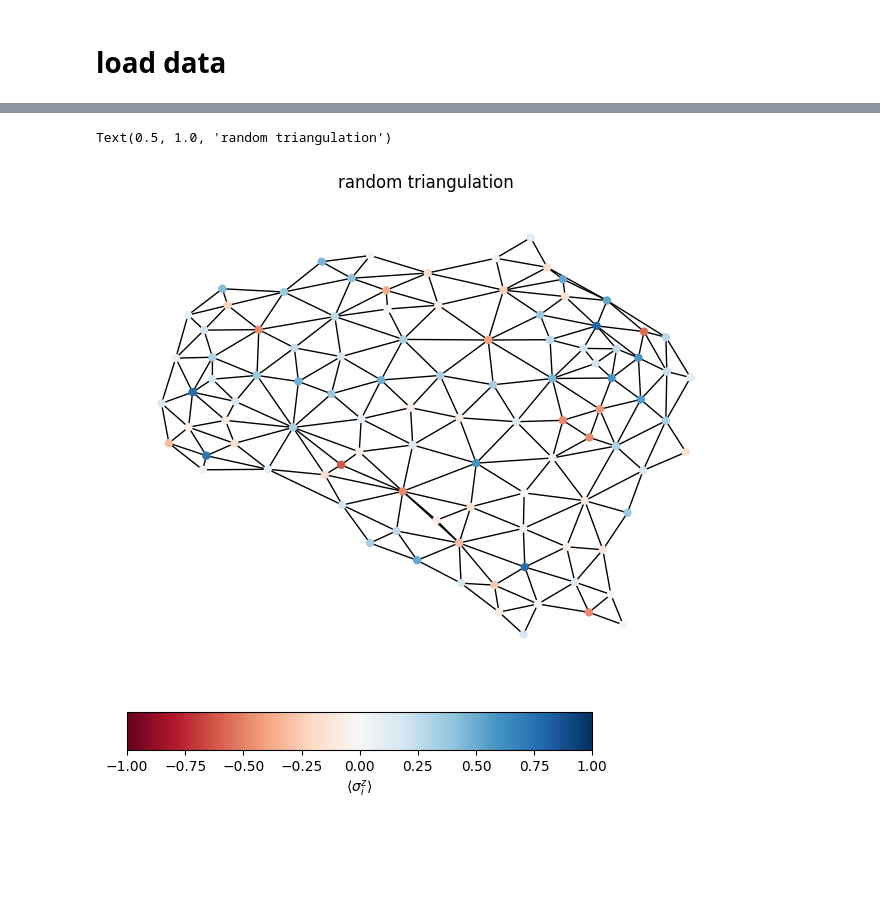
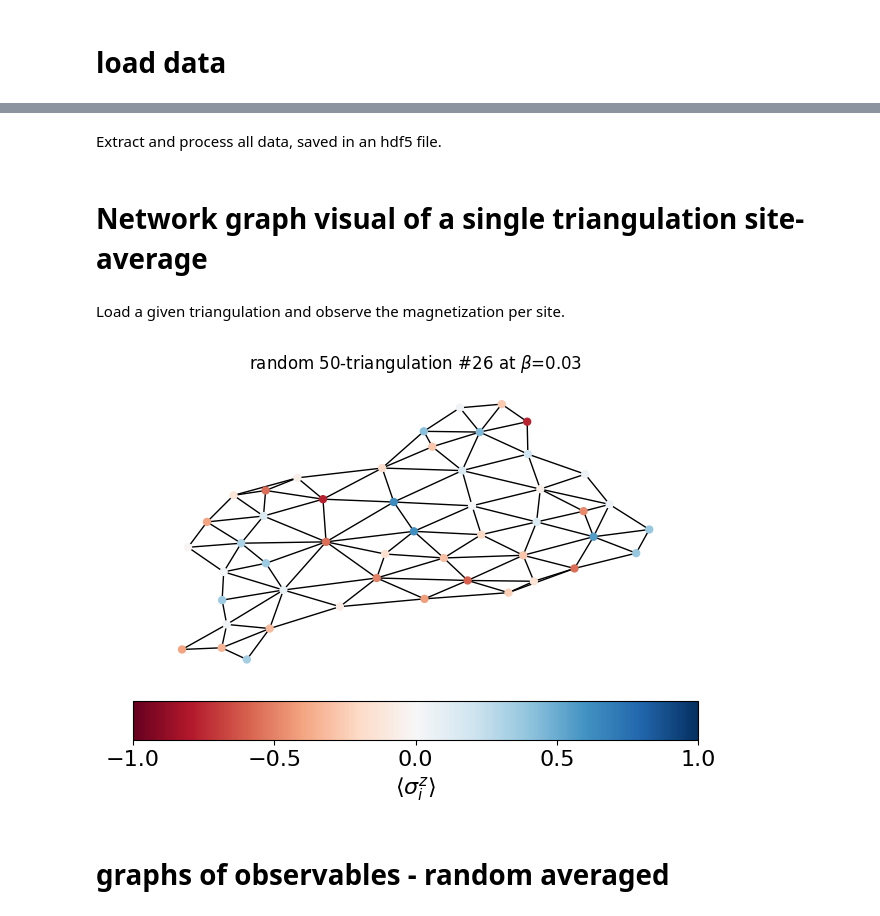
Before and after one commit to vdrouint/random-triangulations, a Jupyter notebook: data_analysis.ipynb, the cells around one changed output, grey strips where cells are left out. Drawn from its saved outputs; the diff is of its cells as text; code cells hidden in the pictures; blank space fills up the shorter version.

```diff
--- a/data_analysis.ipynb
+++ b/data_analysis.ipynb
@@ -67,9 +65,9 @@ data_extract = np.load('./data/raw/Npts={:.0f}/beta={}/forward_anneal_sol_{:.0f}
 # %%
-def magnetization_per_sample(resps, embedding, variables):
+def magnetization_per_sample(Npts, resps, embedding, variables):
     mags = []
     # broken = []
     num_broken = []
-    mags_per_site = np.zeros(len(embedding))
+    mags_per_site = np.zeros(Npts)
     for k in range(len(resps)):
         ind_mag = 0
         ind_broken = 0
@@ -137,0 +158,2 @@ avg ene : 0.1199245283018868
+# %% [markdown]
+Extract and process all data, saved in an hdf5 file.
@@ -138,36 +214,54 @@ avg ene : 0.1199245283018868
+# %% [markdown]
+# Network graph visual of a single triangulation site-average
+# %% [markdown]
+Load a given triangulation and observe the magnetization per site.
 # %%
+Npts = 50
+beta = 0.03
+rep = 26
+data_extract = np.load('./data/raw/Npts={:.0f}/beta={}/forward_anneal_sol_{:.0f}.npz'.format(Npts, beta, rep), allow_pickle=True)
+
+save_embedding = data_extract['embedding'][()]
+variab = data_extract['variables']
+resps_total = data_extract['resp']
+mags, numbroken, mags_per_site = magnetization_per_sample(Npts, resps_total, save_embedding, variab)
+
 # spring layout for easier visual
 plot_graph = nx.Graph()
 plot_graph.add_edges_from(data_extract['triangulation_edges'])
 plot_graph.add_nodes_from(data_extract['triangulation_nodes'])
 
+
+f, (a0, a1) = plt.subplots(2, 1, gridspec_kw={'height_ratios': [4,0.5]})
 cmap = plt.colormaps['RdBu']
-
 colors = []
 for node in plot_graph.nodes():
     # if node == 87:
     #     # colors.append('black')
     #     # colors.append(cmap((mags_per_site[node] + 1)/2))
     # else:
     #     colors.append(cmap((mags_per_site[node] + 1)/2))
     colors.append(cmap((mags_per_site[node] + 1)/2))
 
+pos=nx.spring_layout(plot_graph, k=1, iterations=1000)
+nx.draw(plot_graph, pos, node_size = 25, node_color = colors, ax = a0)
+a0.set_title(r'random {:.0f}-triangulation #{:.0f} at $\beta$={:.2f}'.format(Npts, rep, beta))
 
-pos=nx.spring_layout(plot_graph, k=1, iterations=1000)
-nx.draw(plot_graph, pos, node_size = 25, node_color = colors)
-plt.title('random triangulation')
+
+# fig, ax = plt.subplots(figsize=(6, 1))
+# fig.subplots_adjust(bottom=0.5)
+cmap = cm.get_cmap('RdBu')
+norm = mpl.colors.Normalize(vmin=-1.0, vmax=1.0)
+cb1 = mpl.colorbar.ColorbarBase(a1, cmap=cmap,
+                                norm=norm,
+                                orientation='horizontal')
+cb1.set_label(r'$\langle \sigma_i^z \rangle$', fontsize = 16)
+cb1.set_ticks([-1, -0.5, 0, 0.5, 1.0])
+cb1.ax.tick_params(labelsize=16)
+
+f.tight_layout()
+f.show()
 # %% [output]
-Text(0.5, 1.0, 'random triangulation')
-[figure, old version]
+[figure, new version]
-# %%
-fig, ax = plt.subplots(figsize=(6, 1))
-fig.subplots_adjust(bottom=0.5)
-cmap = cm.get_cmap('RdBu')
-norm = mpl.colors.Normalize(vmin=-1.0, vmax=1.0)
-cb1 = mpl.colorbar.ColorbarBase(ax, cmap=cmap,
-                                norm=norm,
-                                orientation='horizontal')
-cb1.set_label(r'$\langle \sigma_i^z \rangle$')
-fig.show()
-# %% [output]
-[figure, removed]
+# %% [markdown]
+# graphs of observables - random averaged
```
Also changed, not shown: parts of 12 cells of this notebook, 1 other file.
